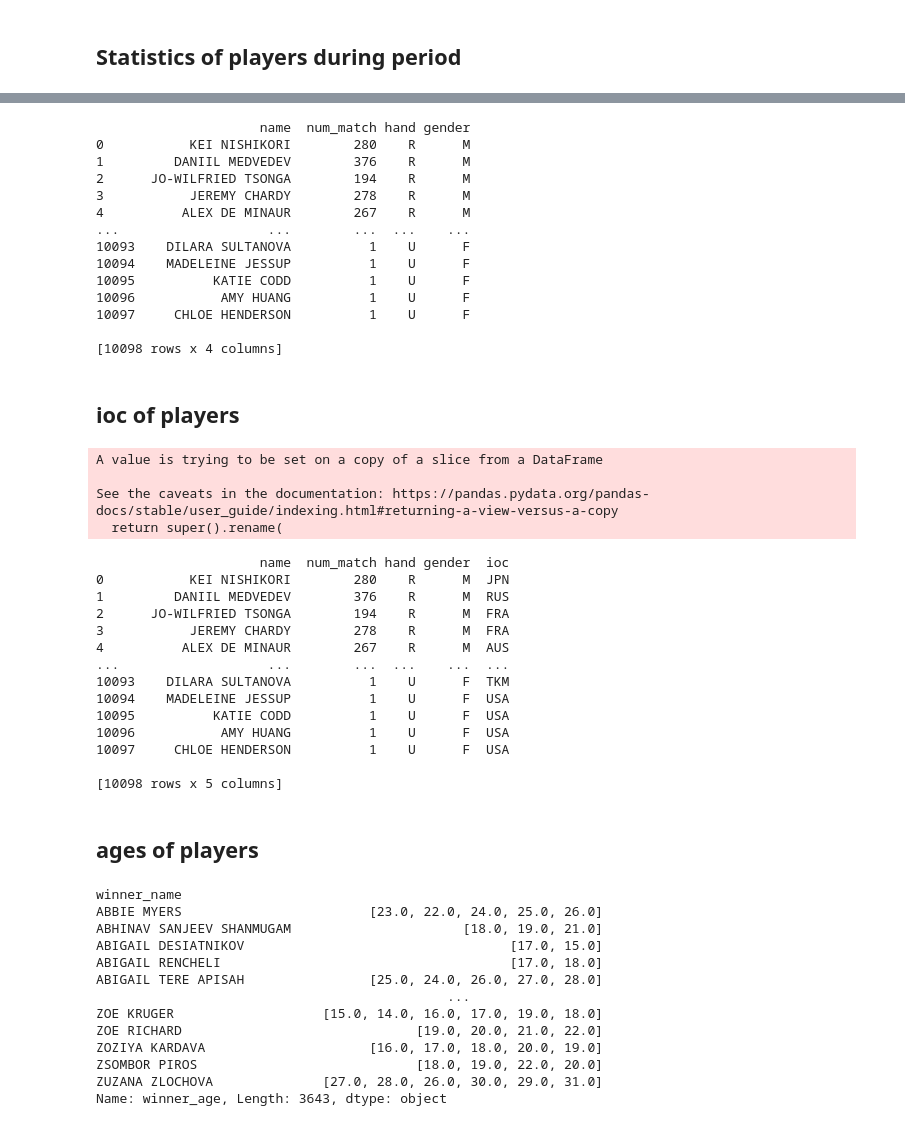
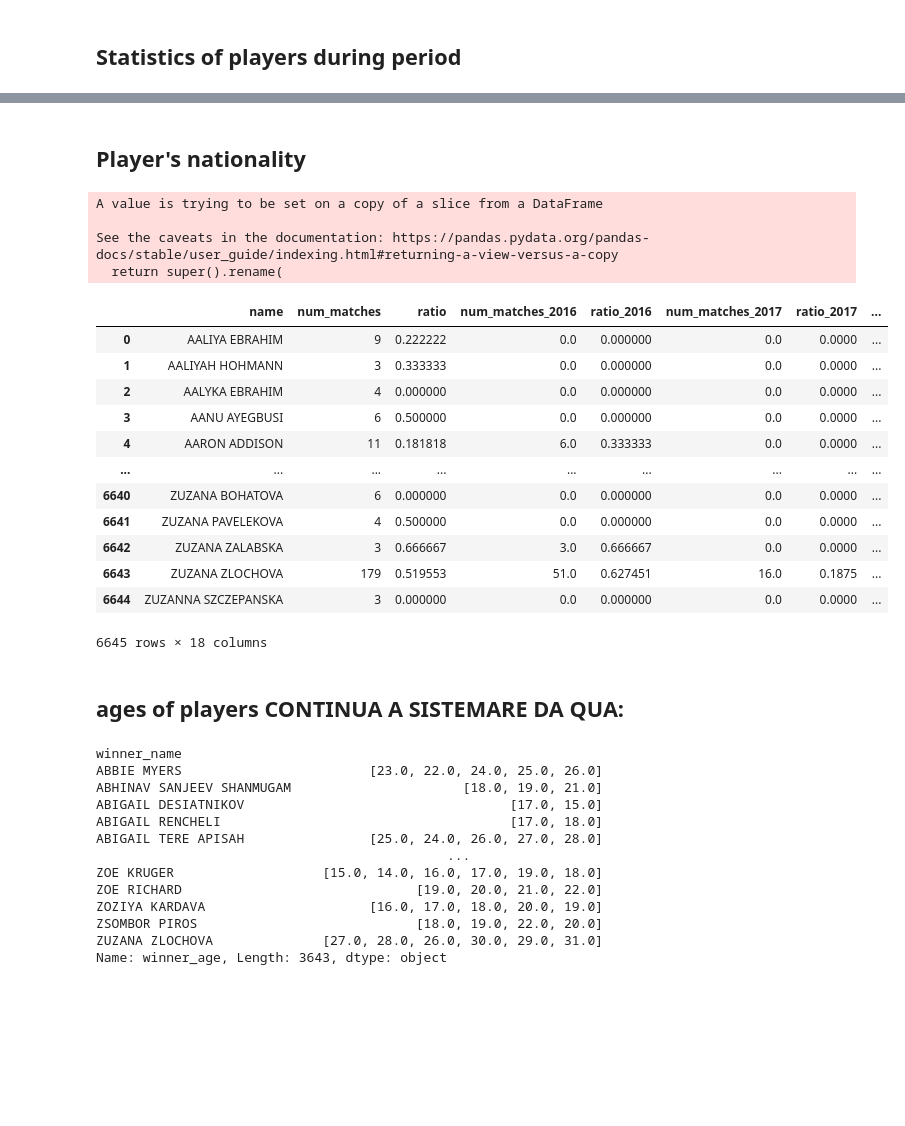
Before and after one commit to mimmo96/DM-project21, a Jupyter notebook: 4_Data_Preparation.ipynb, the cells around one changed output, grey strips where cells are left out. Saved outputs shown, nothing was run; the diff lists cells and outputs as text; code cells hidden in the pictures; blank space fills up the shorter version.

```diff
--- a/4_Data_Preparation.ipynb
+++ b/4_Data_Preparation.ipynb
@@ -260,50 +203,29 @@ Name: gender, Length: 10098, dtype: object
-# %%
-#new_df['gender']=value.gender
-
-new_df=pd.merge(new_df, value, how='left', on='name')
-print(new_df)
-# %% [output]
-                     name  num_match hand gender
-0           KEI NISHIKORI        280    R      M
-1         DANIIL MEDVEDEV        376    R      M
-2      JO-WILFRIED TSONGA        194    R      M
-3           JEREMY CHARDY        278    R      M
-4          ALEX DE MINAUR        267    R      M
-...                   ...        ...  ...    ...
-10093    DILARA SULTANOVA          1    U      F
-10094    MADELEINE JESSUP          1    U      F
-10095          KATIE CODD          1    U      F
-10096           AMY HUANG          1    U      F
-10097     CHLOE HENDERSON          1    U      F
-
-[10098 rows x 4 columns]
+# %% [markdown]
+## Player's nationality
+# %%
+df_ioc = create_new_colums('winner_ioc','loser_ioc','ioc')
+df_ioc.drop_duplicates(inplace=True)
+
+player_profile = pd.merge(player_profile, df_ioc, how='left', on='name')
+player_profile
+# %% [output]
+A value is trying to be set on a copy of a slice from a DataFrame
+
+See the caveats in the documentation: https://pandas.pydata.org/pandas-docs/stable/user_guide/indexing.html#returning-a-view-versus-a-copy
+  return super().rename(
+|  | name | num_matches | ratio | num_matches_2016 | ratio_2016 | num_matches_2017 | ratio_2017 | ... |
+| 0 | AALIYA EBRAHIM | 9 | 0.222222 | 0.0 | 0.000000 | 0.0 | 0.0000 | ... |
+| 1 | AALIYAH HOHMANN | 3 | 0.333333 | 0.0 | 0.000000 | 0.0 | 0.0000 | ... |
+| 2 | AALYKA EBRAHIM | 4 | 0.000000 | 0.0 | 0.000000 | 0.0 | 0.0000 | ... |
+| 3 | AANU AYEGBUSI | 6 | 0.500000 | 0.0 | 0.000000 | 0.0 | 0.0000 | ... |
+| 4 | AARON ADDISON | 11 | 0.181818 | 6.0 | 0.333333 | 0.0 | 0.0000 | ... |
+| ... | ... | ... | ... | ... | ... | ... | ... | ... |
+| 6640 | ZUZANA BOHATOVA | 6 | 0.000000 | 0.0 | 0.000000 | 0.0 | 0.0000 | ... |
+| 6641 | ZUZANA PAVELEKOVA | 4 | 0.500000 | 0.0 | 0.000000 | 0.0 | 0.0000 | ... |
+| 6642 | ZUZANA ZALABSKA | 3 | 0.666667 | 3.0 | 0.666667 | 0.0 | 0.0000 | ... |
+| 6643 | ZUZANA ZLOCHOVA | 179 | 0.519553 | 51.0 | 0.627451 | 16.0 | 0.1875 | ... |
+| 6644 | ZUZANNA SZCZEPANSKA | 3 | 0.000000 | 0.0 | 0.000000 | 0.0 | 0.0000 | ... |
+6645 rows × 18 columns
 # %% [markdown]
-## ioc of players
+## ages of players CONTINUA A SISTEMARE DA QUA:
-# %%
-value=create_new_colums('winner_ioc','loser_ioc','ioc')
-value.drop_duplicates(inplace=True)
-
-new_df=pd.merge(new_df, value, how='left', on='name')
-print(new_df)
-# %% [output]
-A value is trying to be set on a copy of a slice from a DataFrame
-
-See the caveats in the documentation: https://pandas.pydata.org/pandas-docs/stable/user_guide/indexing.html#returning-a-view-versus-a-copy
-  return super().rename(
-                     name  num_match hand gender  ioc
-0           KEI NISHIKORI        280    R      M  JPN
-1         DANIIL MEDVEDEV        376    R      M  RUS
-2      JO-WILFRIED TSONGA        194    R      M  FRA
-3           JEREMY CHARDY        278    R      M  FRA
-4          ALEX DE MINAUR        267    R      M  AUS
-...                   ...        ...  ...    ...  ...
-10093    DILARA SULTANOVA          1    U      F  TKM
-10094    MADELEINE JESSUP          1    U      F  USA
-10095          KATIE CODD          1    U      F  USA
-10096           AMY HUANG          1    U      F  USA
-10097     CHLOE HENDERSON          1    U      F  USA
-
-[10098 rows x 5 columns]
-# %% [markdown]
-## ages of players
 # %%
```
Also changed, not shown: parts of 26 cells of this notebook.
